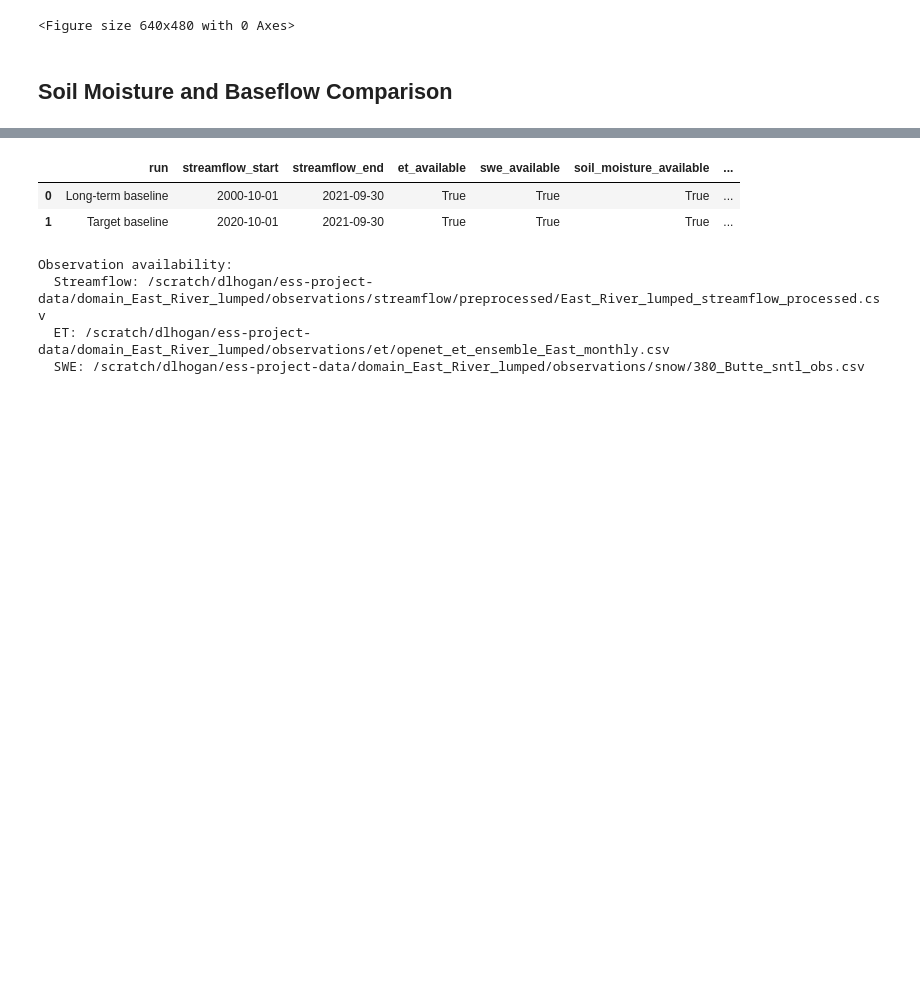
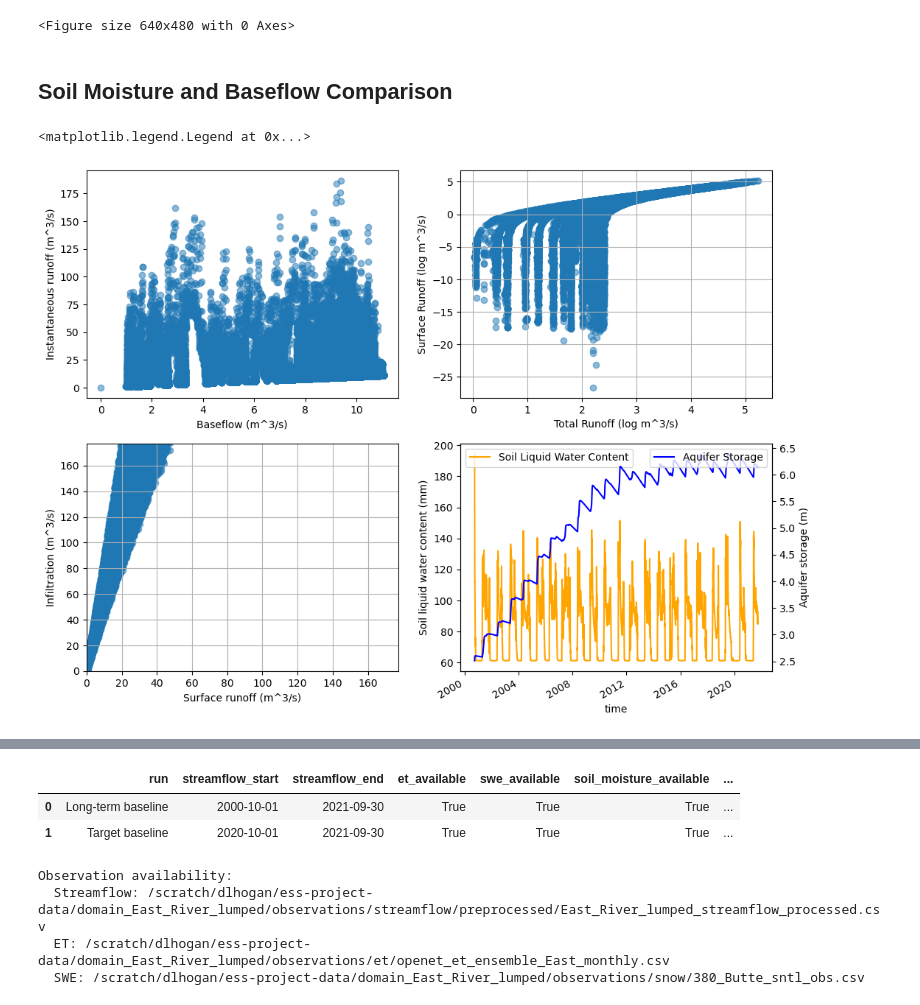
Before and after one commit to dlhogan97/CONFLUENCE-uwmtnhydro, a Jupyter notebook: ess-project/notebooks/Baseline_Run_Evaluation.ipynb, the cells around one changed output, grey strips where cells are left out. Saved outputs shown, nothing was run; the diff lists cells and outputs as text; code cells hidden in the pictures; blank space fills up the shorter version.

```diff
--- a/ess-project/notebooks/Baseline_Run_Evaluation.ipynb
+++ b/ess-project/notebooks/Baseline_Run_Evaluation.ipynb
@@ -1288,3 +1287,54 @@ soil_baseflow = ds_longterm['scalarSoilBaseflow'].squeeze().to_pandas() * 86400.
+# %%
+fig, axs = plt.subplots(2,2, figsize=(12,10))
+axs = axs.flatten()
+# scatter plots of baseflow vs q_inst
+ax = axs[0]
+routedRunoff = ds_longterm['averageRoutedRunoff'].squeeze().to_pandas() * basin_area_m2
+baseflow = ds_longterm['scalarAquiferBaseflow'].squeeze().to_pandas() * basin_area_m2
+ax.scatter(baseflow[baseflow<100], routedRunoff[baseflow<100], alpha=0.5)
+ax.set_xlabel('Baseflow (m^3/s)')
+ax.set_ylabel('Instantaneous runoff (m^3/s)')
+
+# scatter plot of surface runoff vs total scalar runoff
+ax = axs[1]
+surface_runoff = ds_longterm['scalarSurfaceRunoff'].squeeze().to_pandas() * basin_area_m2
+surface_runoff.index = pd.to_datetime(surface_runoff.index)
+total_runoff = ds_longterm['scalarTotalRunoff'].squeeze().to_pandas()* basin_area_m2
+total_runoff.index = pd.to_datetime(total_runoff.index)
+ax.scatter(np.log(total_runoff), np.log(surface_runoff), alpha=0.5)
+ax.set_xlabel('Total Runoff (log m^3/s)')
+ax.set_ylabel('Surface Runoff (log m^3/s)')
+# (surface_runoff/total_runoff).plot(ax=ax)
+# ax.set_xlabel('Time')
+# ax.set_ylabel('Surface Runoff Fraction')
+ax.grid()
+# relationship between surface runoff and infiltration
+ax = axs[2]
+infiltration = (ds_longterm['scalarInfiltration']).squeeze().to_pandas() * basin_area_m2
+infiltration.index = pd.to_datetime(infiltration.index)
+ax.scatter(surface_runoff, infiltration, alpha=0.5)
+ax.set_xlabel('Surface runoff (m^3/s)')
+ax.set_ylabel('Infiltration (m^3/s)')
+ax.set_xlim(surface_runoff.min(), surface_runoff.max())
+ax.set_ylim(surface_runoff.min(), surface_runoff.max())
+ax.grid()
+
+# relationship between aquifer recharge and soil drainage
+ax = axs[3]
+ax2 = ax.twinx()
+aquifer_storage = ds_longterm['scalarAquiferStorage_mean'].squeeze().to_pandas()
+aquifer_storage.index = pd.to_datetime(aquifer_storage.index)
+soil_liq = ds_longterm['scalarTotalSoilLiq'].squeeze().to_pandas()
+soil_liq.index = pd.to_datetime(soil_liq.index)
+aquifer_storage.plot(ax=ax2, color='blue', label='Aquifer Storage')
+soil_liq.plot(ax=ax, color='orange', label='Soil Liquid Water Content')
+ax2.set_ylabel('Aquifer storage (m)')
+ax.set_ylabel('Soil liquid water content (mm)')
+ax.legend(loc='upper left')
+ax2.legend(loc='upper right')
+# %% [output]
+<matplotlib.legend.Legend at 0x...>
+[figure, added]
 # %%
 # Soil moisture annual-cycle overlays by water year (Oct 1 -> Sep 30).
 available_soil_runs = [
```
Also changed, not shown: parts of 9 cells of this notebook, 8 other files.
